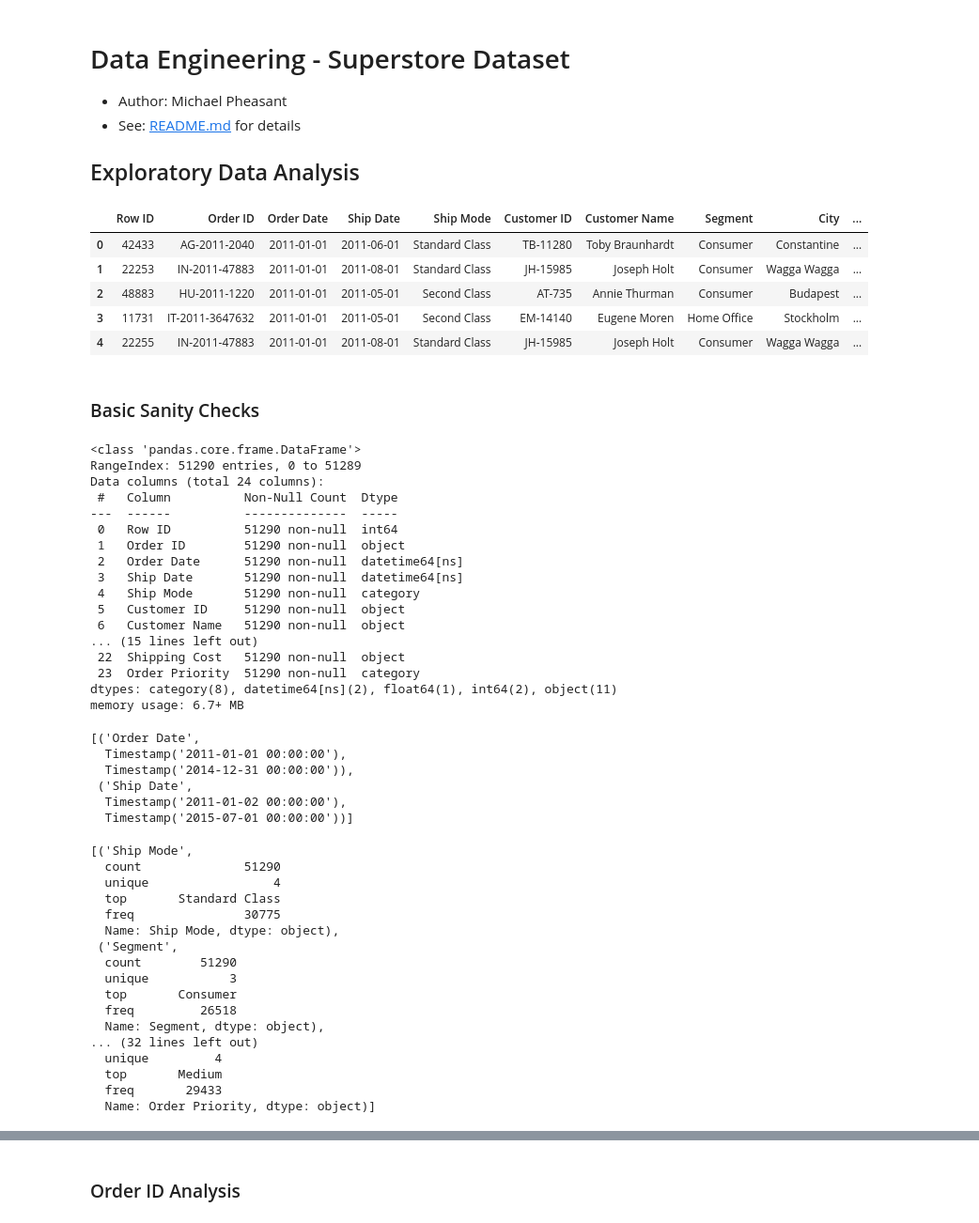
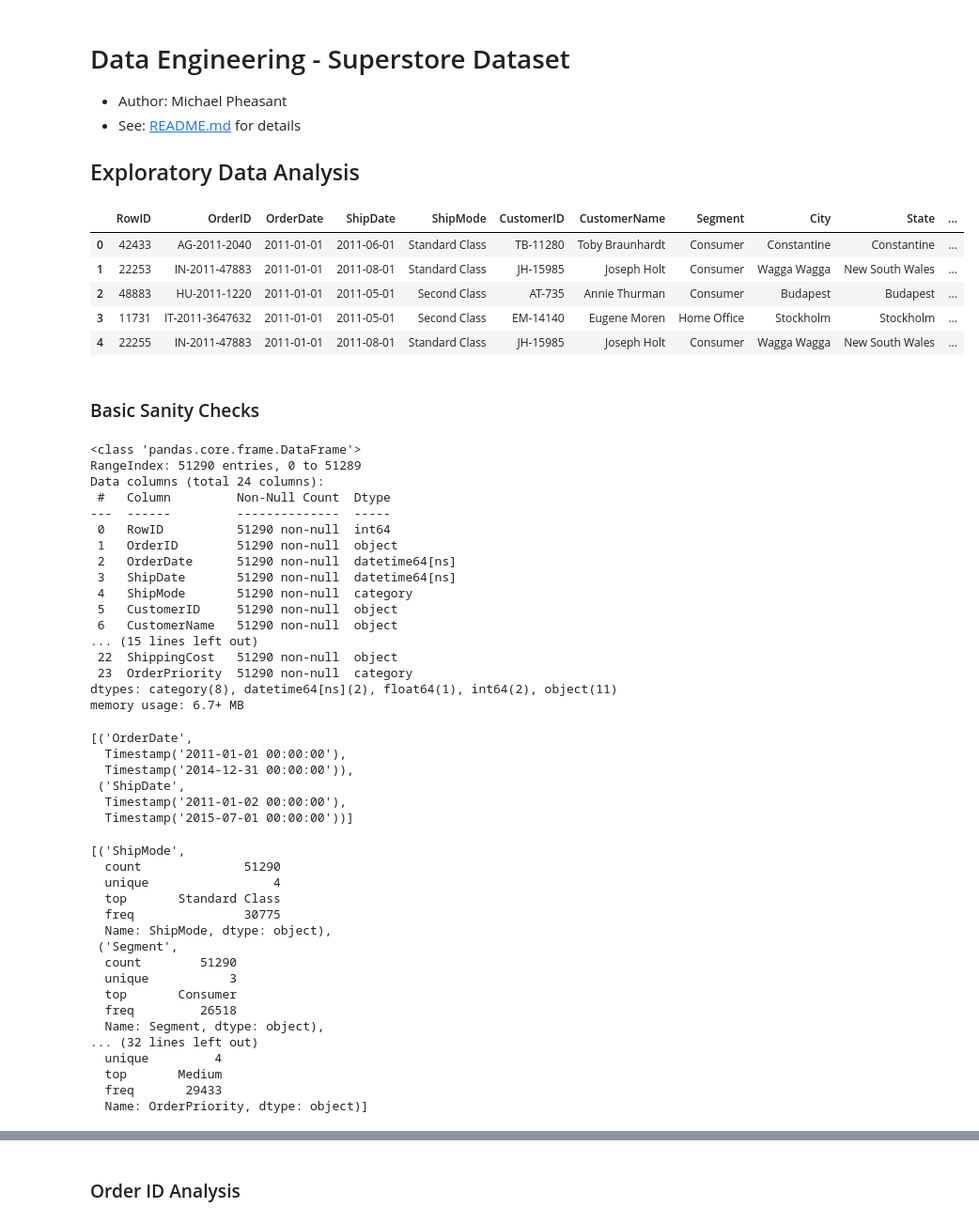
Before and after one commit to intronic/datademo, a Jupyter notebook: data-eng.ipynb, the cells around one changed output, grey strips where cells are left out. Shown at 94% size. Cells and saved outputs as stored; diff of their text form; code cells hidden in the pictures.

Commit message:
fix up column names

```diff
--- a/data-eng.ipynb
+++ b/data-eng.ipynb
@@ -18,67 +18,83 @@ def dump_uniq_data(df, uniq_key, extra_cols, file):
 def group_filter_sort(df, key, extra_cols, filt_fn):
     '''Return sorted rows of unique values of [key, extra_cols] after grouping by key and applying filter. '''
     return df[[key] + extra_cols].drop_duplicates().groupby([key]).filter(filt_fn).sort_values(by=key)
+
+def fix_name(c):
+    '''Return col name c with " " and "-" removed'''
+    return c.translate(str.maketrans({' ': None, '-': None}))
+
+def fix_names(l):
+    '''Return list l with names fixed.'''
+    return [fix_name(s) for s in l]
 # %%
 # Import data and browse
 import zipfile
 import pandas as pd
 import numpy as np
 import decimal
 import datetime as dt
 
-pd.set_option('display.max_columns', 500)
+pd.set_option('display.max_columns', 500) # for >20 cols in head()
 
-# Re-read and inspect data applying types and conversions
+# Cols for applying types and conversions
 cat_cols = ['Ship Mode', 'Segment', 'Country',
             'Market', 'Region',
             'Category', 'Sub-Category',
             'Order Priority']
 int_cols = ['Row ID', 'Quantity']
 dec_cols = ['Sales', 'Discount', 'Profit', 'Shipping Cost']
 dt_cols = ['Order Date', 'Ship Date']
-id_cols = ['Row ID', 'Order ID', 'Customer ID', 'Product ID']
 
-types = {**{k: np.int_ for k in int_cols},
-         **{k:"category" for k in cat_cols}}
-conv = {k: decimal.Decimal for k in dec_cols}
 zf = zipfile.ZipFile('superstore-data.zip')
 
 df = pd.read_csv(zf.open('superstore_dataset2011-2015.csv'),
-                 parse_dates=dt_cols, dtype=types,
-                 converters=conv,
+                 parse_dates=dt_cols,
+                 # Col datatype conversions
+                 dtype={**{k: np.int_ for k in int_cols},
+                        **{k:"category" for k in cat_cols}},
+                 converters={k: decimal.Decimal for k in dec_cols},
                  sep=',', encoding='Windows-1252')
+
+# Mutate df to fix chars in column names
+df.rename(columns=lambda s: fix_name(s), inplace=True)
+# fix lists of col names that are used later
+cat_cols = fix_names(cat_cols)
+int_cols = fix_names(int_cols)
+dec_cols = fix_names(dec_cols)
+dt_cols = fix_names(dt_cols)
+id_cols = ['RowID', 'OrderID', 'CustomerID', 'ProductID']
 
 # Inspect sample data
 df.head()
 # %% [output]
-|  | Row ID | Order ID | Order Date | Ship Date | Ship Mode | Customer ID | Customer Name | Segment | City | ... |
-| 0 | 42433 | AG-2011-2040 | 2011-01-01 | 2011-06-01 | Standard Class | TB-11280 | Toby Braunhardt | Consumer | Constantine | ... |
-| 1 | 22253 | IN-2011-47883 | 2011-01-01 | 2011-08-01 | Standard Class | JH-15985 | Joseph Holt | Consumer | Wagga Wagga | ... |
-| 2 | 48883 | HU-2011-1220 | 2011-01-01 | 2011-05-01 | Second Class | AT-735 | Annie Thurman | Consumer | Budapest | ... |
-| 3 | 11731 | IT-2011-3647632 | 2011-01-01 | 2011-05-01 | Second Class | EM-14140 | Eugene Moren | Home Office | Stockholm | ... |
-| 4 | 22255 | IN-2011-47883 | 2011-01-01 | 2011-08-01 | Standard Class | JH-15985 | Joseph Holt | Consumer | Wagga Wagga | ... |
+|  | RowID | OrderID | OrderDate | ShipDate | ShipMode | CustomerID | CustomerName | Segment | City | State | ... |
+| 0 | 42433 | AG-2011-2040 | 2011-01-01 | 2011-06-01 | Standard Class | TB-11280 | Toby Braunhardt | Consumer | Constantine | Constantine | ... |
+| 1 | 22253 | IN-2011-47883 | 2011-01-01 | 2011-08-01 | Standard Class | JH-15985 | Joseph Holt | Consumer | Wagga Wagga | New South Wales | ... |
+| 2 | 48883 | HU-2011-1220 | 2011-01-01 | 2011-05-01 | Second Class | AT-735 | Annie Thurman | Consumer | Budapest | Budapest | ... |
+| 3 | 11731 | IT-2011-3647632 | 2011-01-01 | 2011-05-01 | Second Class | EM-14140 | Eugene Moren | Home Office | Stockholm | Stockholm | ... |
+| 4 | 22255 | IN-2011-47883 | 2011-01-01 | 2011-08-01 | Standard Class | JH-15985 | Joseph Holt | Consumer | Wagga Wagga | New South Wales | ... |
 # %% [markdown]
 ### Basic Sanity Checks
 # %%
-# Check col types - note Postal Code has missing values
+# Check col types - note PostalCode has missing values
 
 df.info()
 # %% [output]
 <class 'pandas.core.frame.DataFrame'>
 RangeIndex: 51290 entries, 0 to 51289
 Data columns (total 24 columns):
- #   Column          Non-Null Count  Dtype
----  ------          --------------  -----
- 0   Row ID          51290 non-null  int64
- 1   Order ID        51290 non-null  object
- 2   Order Date      51290 non-null  datetime64[ns]
- 3   Ship Date       51290 non-null  datetime64[ns]
- 4   Ship Mode       51290 non-null  category
- 5   Customer ID     51290 non-null  object
- 6   Customer Name   51290 non-null  object
+ #   Column         Non-Null Count  Dtype
+---  ------         --------------  -----
+ 0   RowID          51290 non-null  int64
+ 1   OrderID        51290 non-null  object
+ 2   OrderDate      51290 non-null  datetime64[ns]
+ 3   ShipDate       51290 non-null  datetime64[ns]
+ 4   ShipMode       51290 non-null  category
+ 5   CustomerID     51290 non-null  object
+ 6   CustomerName   51290 non-null  object
 ... (15 lines left out)
- 22  Shipping Cost   51290 non-null  object
- 23  Order Priority  51290 non-null  category
+ 22  ShippingCost   51290 non-null  object
+ 23  OrderPriority  51290 non-null  category
 dtypes: category(8), datetime64[ns](2), float64(1), int64(2), object(11)
 memory usage: 6.7+ MB
 # %%
@@ -87,10 +103,10 @@ memory usage: 6.7+ MB
 
 [(col, df[col].min(), df[col].max()) for col in dt_cols]
 # %% [output]
-[('Order Date',
+[('OrderDate',
   Timestamp('2011-01-01 00:00:00'),
   Timestamp('2014-12-31 00:00:00')),
- ('Ship Date',
+ ('ShipDate',
   Timestamp('2011-01-02 00:00:00'),
   Timestamp('2015-07-01 00:00:00'))]
 # %%
@@ -99,12 +115,12 @@ memory usage: 6.7+ MB
 
 [(col, df[col].describe()) for col in cat_cols]
 # %% [output]
-[('Ship Mode',
+[('ShipMode',
   count              51290
   unique                 4
   top       Standard Class
   freq               30775
-  Name: Ship Mode, dtype: object),
+  Name: ShipMode, dtype: object),
  ('Segment',
   count        51290
   unique           3
@@ -115,7 +131,7 @@ memory usage: 6.7+ MB
   unique         4
   top       Medium
   freq       29433
-  Name: Order Priority, dtype: object)]
+  Name: OrderPriority, dtype: object)]
 # %%
 # Check ID columns for 51290 facts
 # - RowID is unique integer from 1..51290
```
Also changed, not shown: parts of 17 cells of this notebook.
